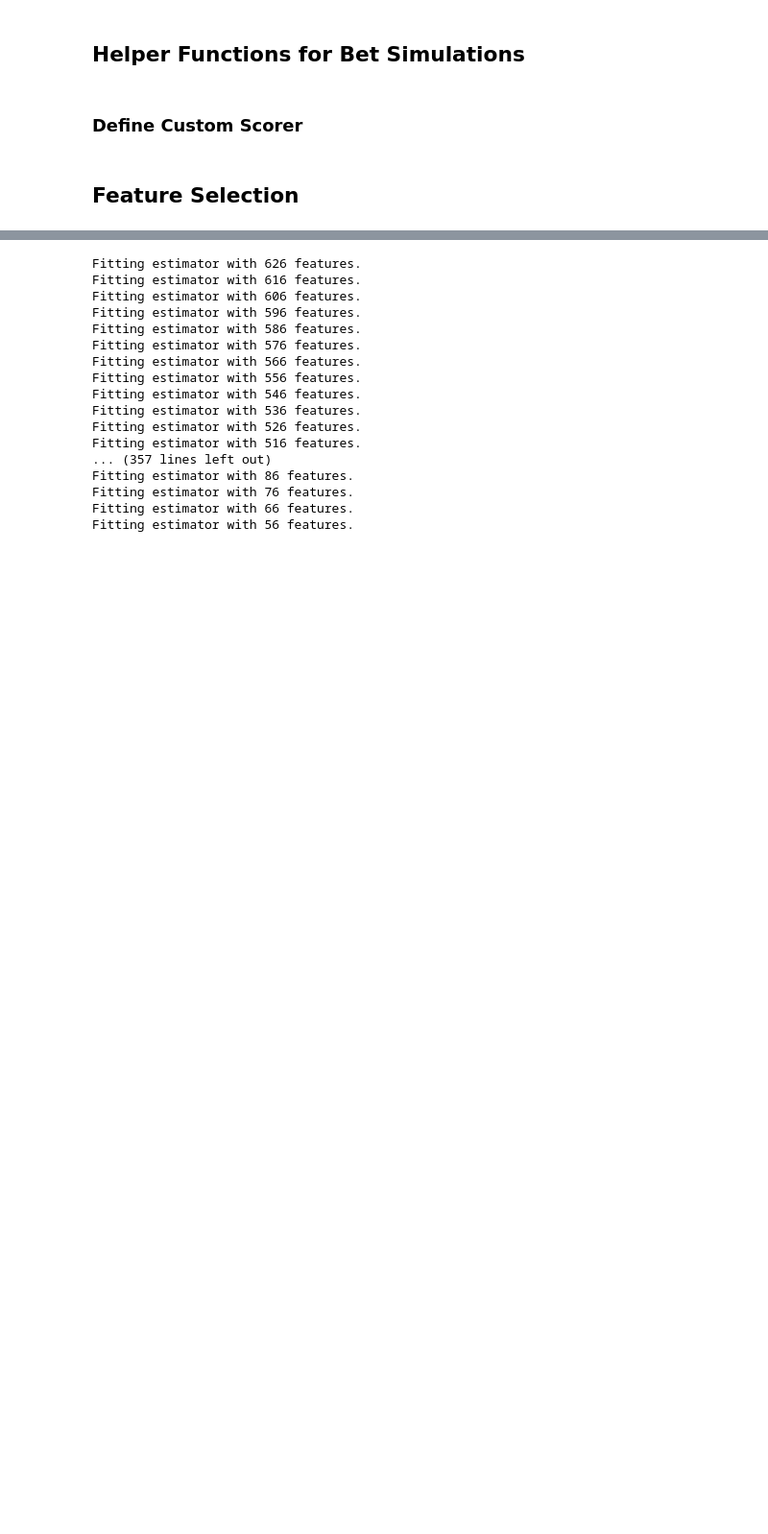
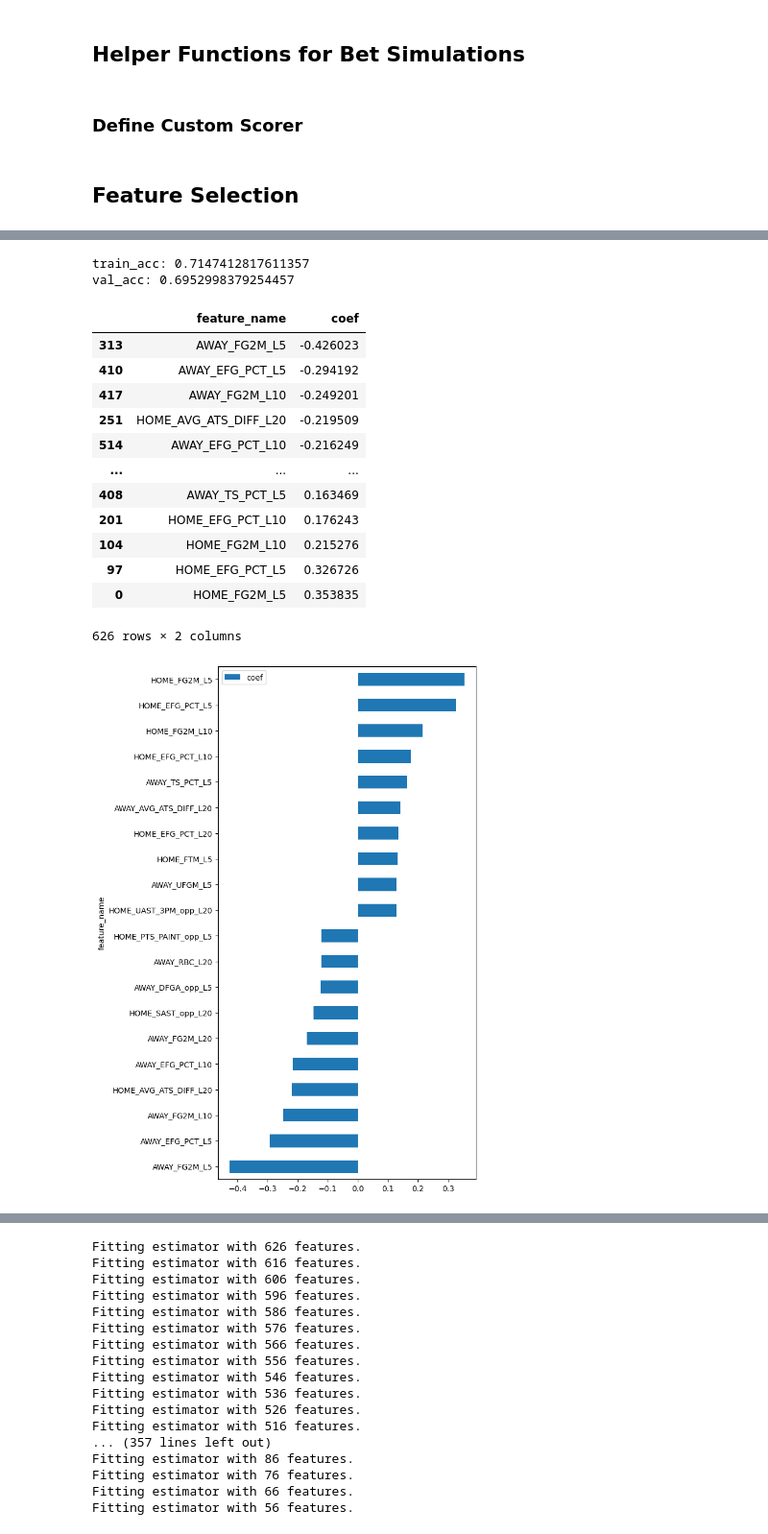
Before and after one commit to jnish23/NBA_Model_V2, a Jupyter notebook: notebooks/predicting_win_with_tracking_v2.ipynb, the cells around one changed output, grey strips where cells are left out. Shown at 96% size. Cells and saved outputs as stored; diff of their text form; code cells hidden in the pictures; blank space fills up the shorter version.

```diff
--- a/notebooks/predicting_win_with_tracking_v2.ipynb
+++ b/notebooks/predicting_win_with_tracking_v2.ipynb
@@ -544,3 +583,40 @@ study_lr.optimize(objective, n_trials=1)
+# %%
+study_name = '../models/hyperparameter_tuning/study_sgd'
+storage_name = "sqlite:///{}.db".format(study_name)
+
+study = optuna.load_study(study_name=study_name, storage=storage_name)
+
+params = study.best_params
+
+best_model = Pipeline([('scaler', StandardScaler()),
+                            ('sgd', SGDClassifier(**params,
+                                                    shuffle=False,
+                                                    random_state=23))])
+
+best_model.fit(X_train, y_train)
+
+
+print("train_acc:", best_model.score(X_train, y_train))
+print("val_acc:", best_model.score(X_test, y_test))
+
+view_model_coefs(best_model.named_steps['sgd'], X_train)
+# %% [output]
+train_acc: 0.7147412817611357
+val_acc: 0.6952998379254457
+|  | feature_name | coef |
+| 313 | AWAY_FG2M_L5 | -0.426023 |
+| 410 | AWAY_EFG_PCT_L5 | -0.294192 |
+| 417 | AWAY_FG2M_L10 | -0.249201 |
+| 251 | HOME_AVG_ATS_DIFF_L20 | -0.219509 |
+| 514 | AWAY_EFG_PCT_L10 | -0.216249 |
+| ... | ... | ... |
+| 408 | AWAY_TS_PCT_L5 | 0.163469 |
+| 201 | HOME_EFG_PCT_L10 | 0.176243 |
+| 104 | HOME_FG2M_L10 | 0.215276 |
+| 97 | HOME_EFG_PCT_L5 | 0.326726 |
+| 0 | HOME_FG2M_L5 | 0.353835 |
+626 rows × 2 columns
+[figure, added]
 # %%
 study_name = '../models/hyperparameter_tuning/study_logistic_regression'
 storage_name = "sqlite:///{}.db".format(study_name)
```
Also changed, not shown: parts of 21 cells of this notebook, 7 other files.
